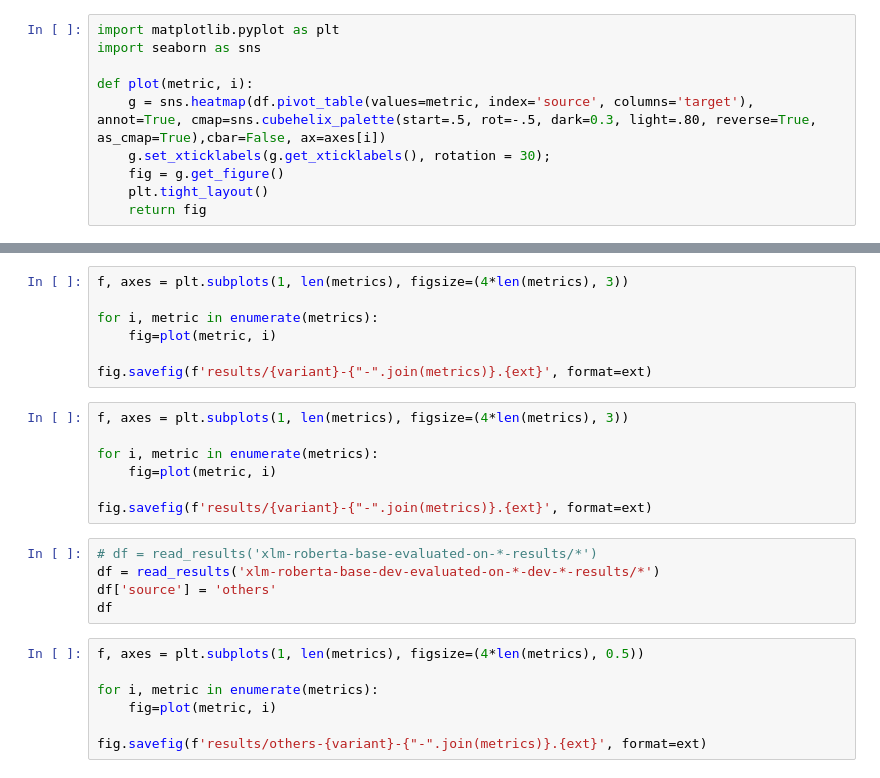
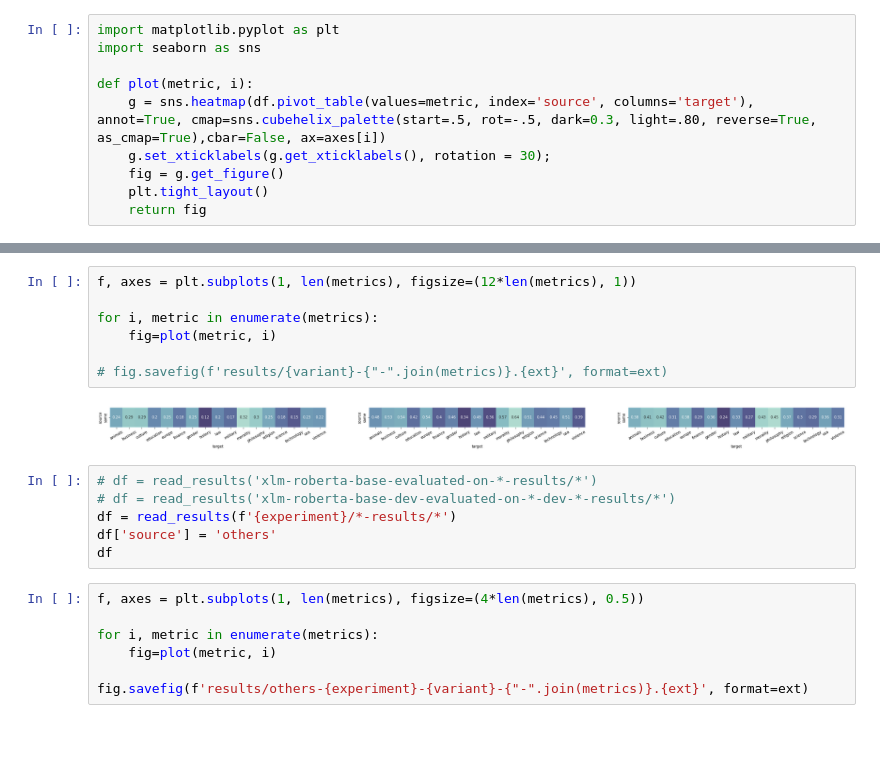
Before and after one commit to Blubberli/deliberatorium, a Jupyter notebook: results_analysis.ipynb, the cells around one changed output, grey strips where cells are left out. Drawn from its saved outputs; the diff is of its cells as text; blank space fills up the shorter version.

```diff
--- a/results_analysis.ipynb
+++ b/results_analysis.ipynb
@@ -39,26 +115,22 @@ def plot(metric, i):
 # %%
-f, axes = plt.subplots(1, len(metrics), figsize=(4*len(metrics), 3))
+f, axes = plt.subplots(1, len(metrics), figsize=(12*len(metrics), 1))
 
 for i, metric in enumerate(metrics):
     fig=plot(metric, i)
 
-fig.savefig(f'results/{variant}-{"-".join(metrics)}.{ext}', format=ext)
+# fig.savefig(f'results/{variant}-{"-".join(metrics)}.{ext}', format=ext)
+# %% [output]
+[figure, added]
+# %%
+# df = read_results('xlm-roberta-base-evaluated-on-*-results/*')
+# df = read_results('xlm-roberta-base-dev-evaluated-on-*-dev-*-results/*')
+df = read_results(f'{experiment}/*-results/*')
+df['source'] = 'others'
+df
 # %%
-f, axes = plt.subplots(1, len(metrics), figsize=(4*len(metrics), 3))
+f, axes = plt.subplots(1, len(metrics), figsize=(4*len(metrics), 0.5))
 
 for i, metric in enumerate(metrics):
     fig=plot(metric, i)
 
-fig.savefig(f'results/{variant}-{"-".join(metrics)}.{ext}', format=ext)
+fig.savefig(f'results/others-{experiment}-{variant}-{"-".join(metrics)}.{ext}', format=ext)
-# %%
-# df = read_results('xlm-roberta-base-evaluated-on-*-results/*')
-df = read_results('xlm-roberta-base-dev-evaluated-on-*-dev-*-results/*')
-df['source'] = 'others'
-df
-# %%
-f, axes = plt.subplots(1, len(metrics), figsize=(4*len(metrics), 0.5))
-
-for i, metric in enumerate(metrics):
-    fig=plot(metric, i)
-
-fig.savefig(f'results/others-{variant}-{"-".join(metrics)}.{ext}', format=ext)
```
Also changed, not shown: parts of 6 cells of this notebook, 2 other files.
